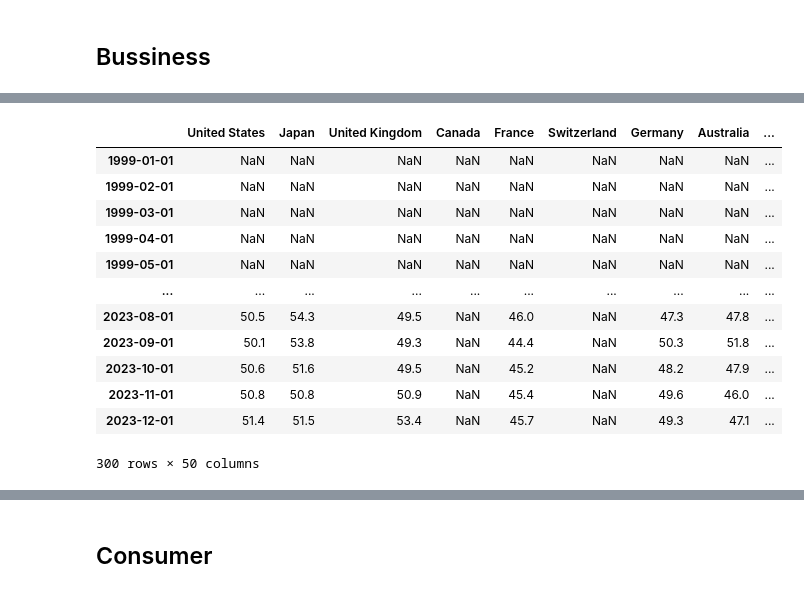
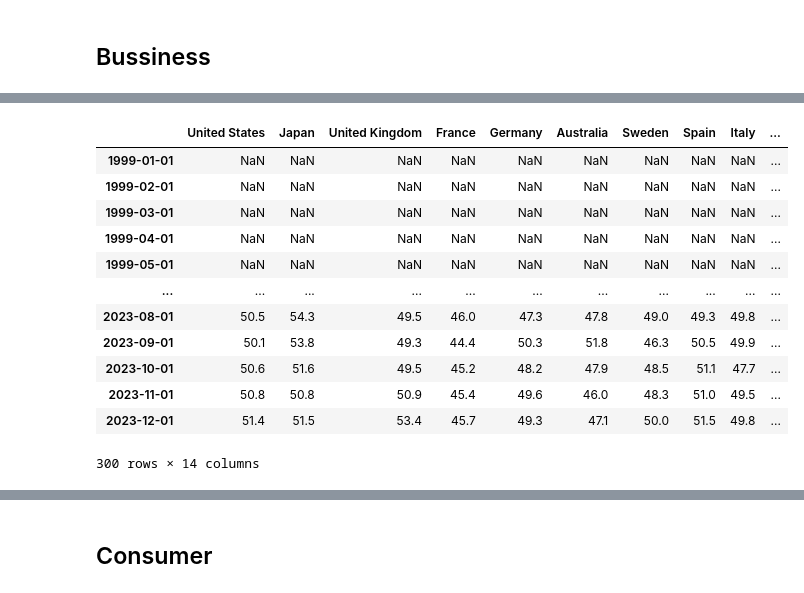
Before and after one commit to lharazin/TFM, a Jupyter notebook: Data/Investing_EconomicCalendar/calendar_preprocessing.ipynb, the cells around one changed output, grey strips where cells are left out. Cells and saved outputs as stored; diff of their text form; code cells hidden in the pictures.

```diff
--- a/Data/Investing_EconomicCalendar/calendar_preprocessing.ipynb
+++ b/Data/Investing_EconomicCalendar/calendar_preprocessing.ipynb
@@ -409,20 +396,20 @@ Data coverage since 2013 (30 countries): 39.5 %
 # %%
 df = preprocessor.transform_to_countries_df(services_pmi, freq='M')
-df
+df.dropna(thresh=5, axis=1)
 # %% [output]
-|  | United States | Japan | United Kingdom | Canada | France | Switzerland | Germany | Australia | ... |
-| 1999-01-01 | NaN | NaN | NaN | NaN | NaN | NaN | NaN | NaN | ... |
-| 1999-02-01 | NaN | NaN | NaN | NaN | NaN | NaN | NaN | NaN | ... |
-| 1999-03-01 | NaN | NaN | NaN | NaN | NaN | NaN | NaN | NaN | ... |
-| 1999-04-01 | NaN | NaN | NaN | NaN | NaN | NaN | NaN | NaN | ... |
-| 1999-05-01 | NaN | NaN | NaN | NaN | NaN | NaN | NaN | NaN | ... |
-| ... | ... | ... | ... | ... | ... | ... | ... | ... | ... |
-| 2023-08-01 | 50.5 | 54.3 | 49.5 | NaN | 46.0 | NaN | 47.3 | 47.8 | ... |
-| 2023-09-01 | 50.1 | 53.8 | 49.3 | NaN | 44.4 | NaN | 50.3 | 51.8 | ... |
-| 2023-10-01 | 50.6 | 51.6 | 49.5 | NaN | 45.2 | NaN | 48.2 | 47.9 | ... |
-| 2023-11-01 | 50.8 | 50.8 | 50.9 | NaN | 45.4 | NaN | 49.6 | 46.0 | ... |
-| 2023-12-01 | 51.4 | 51.5 | 53.4 | NaN | 45.7 | NaN | 49.3 | 47.1 | ... |
+|  | United States | Japan | United Kingdom | France | Germany | Australia | Sweden | Spain | Italy | ... |
+| 1999-01-01 | NaN | NaN | NaN | NaN | NaN | NaN | NaN | NaN | NaN | ... |
+| 1999-02-01 | NaN | NaN | NaN | NaN | NaN | NaN | NaN | NaN | NaN | ... |
+| 1999-03-01 | NaN | NaN | NaN | NaN | NaN | NaN | NaN | NaN | NaN | ... |
+| 1999-04-01 | NaN | NaN | NaN | NaN | NaN | NaN | NaN | NaN | NaN | ... |
+| 1999-05-01 | NaN | NaN | NaN | NaN | NaN | NaN | NaN | NaN | NaN | ... |
+| ... | ... | ... | ... | ... | ... | ... | ... | ... | ... | ... |
+| 2023-08-01 | 50.5 | 54.3 | 49.5 | 46.0 | 47.3 | 47.8 | 49.0 | 49.3 | 49.8 | ... |
+| 2023-09-01 | 50.1 | 53.8 | 49.3 | 44.4 | 50.3 | 51.8 | 46.3 | 50.5 | 49.9 | ... |
+| 2023-10-01 | 50.6 | 51.6 | 49.5 | 45.2 | 48.2 | 47.9 | 48.5 | 51.1 | 47.7 | ... |
+| 2023-11-01 | 50.8 | 50.8 | 50.9 | 45.4 | 49.6 | 46.0 | 48.3 | 51.0 | 49.5 | ... |
+| 2023-12-01 | 51.4 | 51.5 | 53.4 | 45.7 | 49.3 | 47.1 | 50.0 | 51.5 | 49.8 | ... |
-300 rows × 50 columns
+300 rows × 14 columns
 # %%
 preprocessor.process_pmi_indicator('Composite PMI')
 # %% [output]
```
Also changed, not shown: parts of 23 cells of this notebook, 3 other files.
